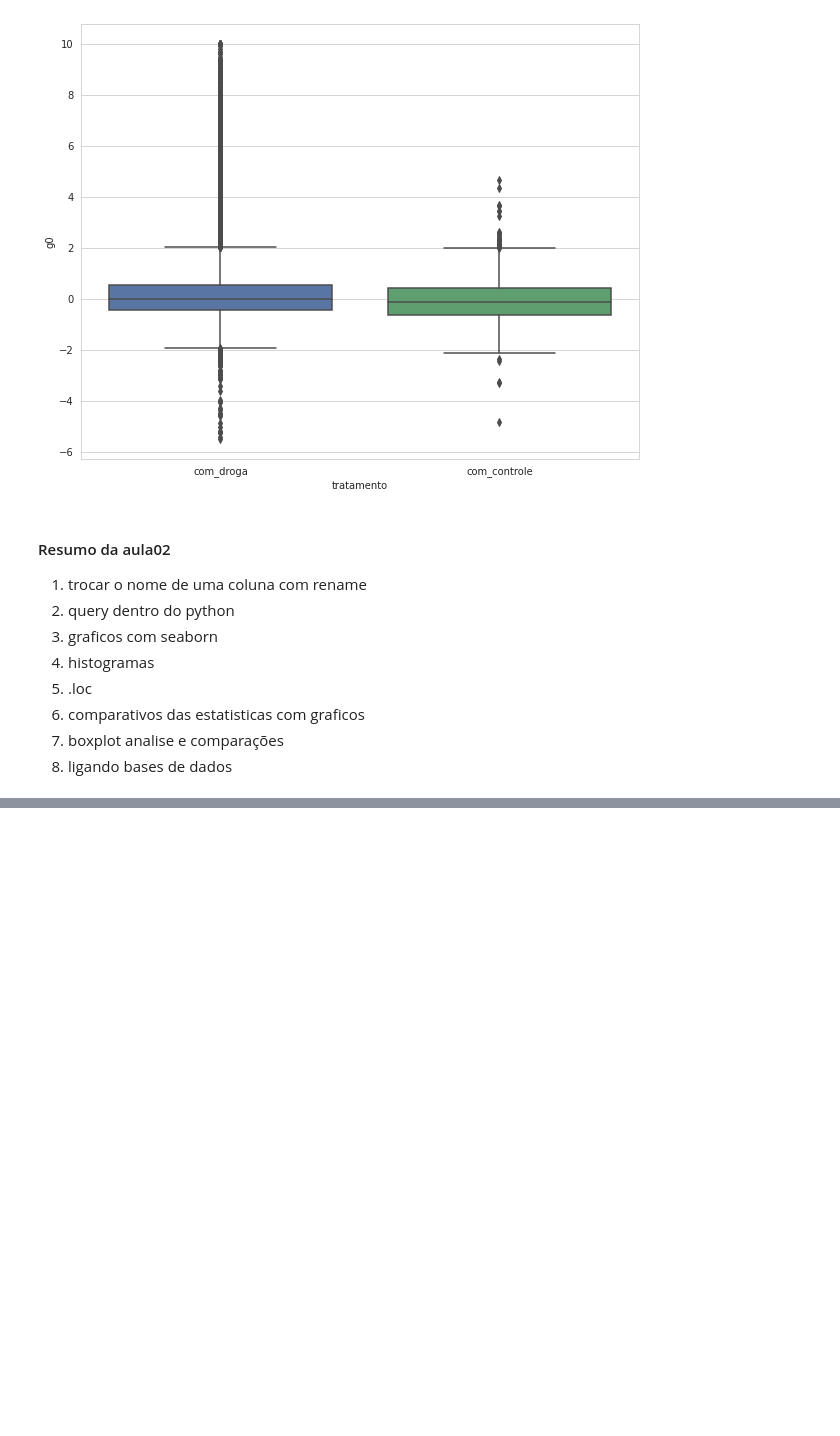
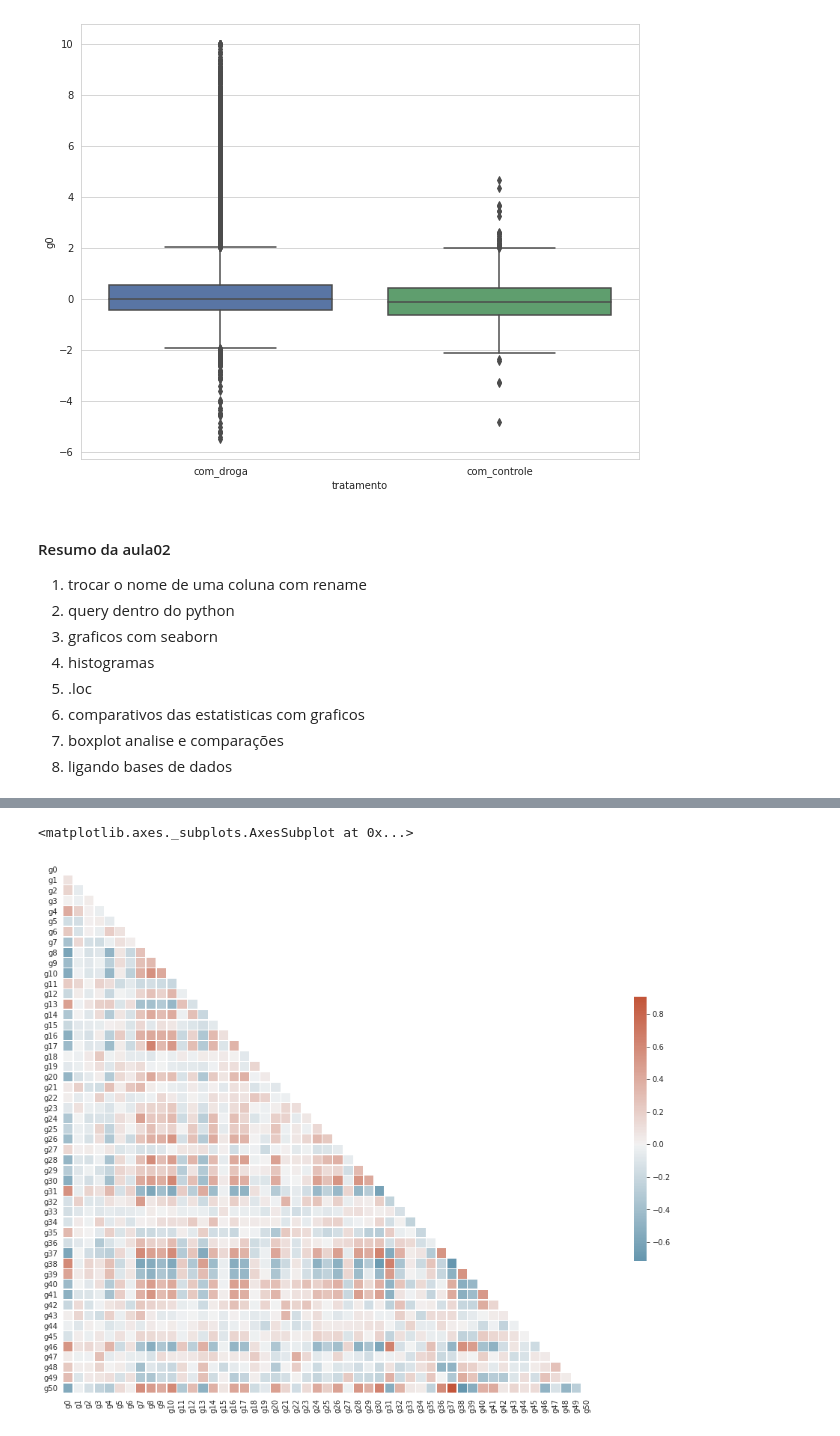
Before and after one commit to hywenklis/ImersaoDeDados, a Jupyter notebook: Imersão_de_Dados_Alura.ipynb, the cells around one changed output, grey strips where cells are left out. Drawn from its saved outputs; the diff is of its cells as text; code cells hidden in the pictures; blank space fills up the shorter version.

```diff
--- a/Imersão_de_Dados_Alura.ipynb
+++ b/Imersão_de_Dados_Alura.ipynb
@@ -376,0 +485,20 @@ plt.show()
+# %%
+import numpy as np
+
+corr = dados.loc[:,'g0':'g50'].corr() # calcula correlação entre variáveis. [-1,1] => altamente correlacionadas, ~=0 -> pouco correlacionadas
+
+# Gere uma máscara para o triângulo superior
+mask = np.triu(np.ones_like(corr, dtype=bool))
+
+# Configure a figura matplotlib
+f, ax = plt.subplots(figsize=(20, 13))
+
+# Gerar um código de cor divergente personalizado
+cmap = sns.diverging_palette(230, 20, as_cmap=True)
+
+# Desenhe o mapa de calor com a máscara e a proporção correta
+sns.heatmap(corr, mask=mask, cmap=cmap, center=0,
+            square=True, linewidths=.5, cbar_kws={"shrink": .5})
+# %% [output]
+<matplotlib.axes._subplots.AxesSubplot at 0x...>
+[figure, added]
```
Also changed, not shown: parts of 21 cells of this notebook.
